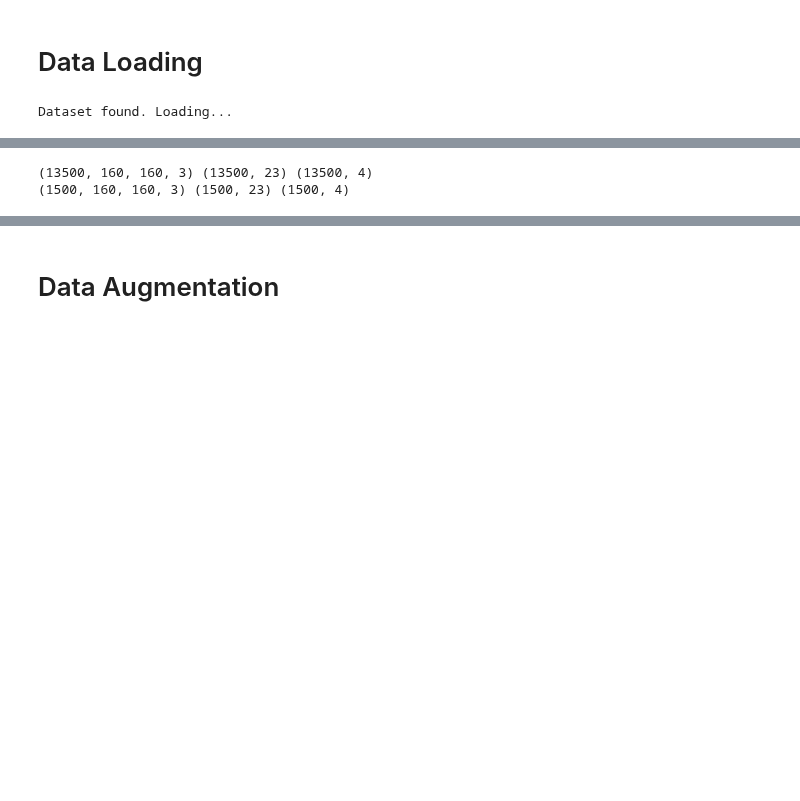
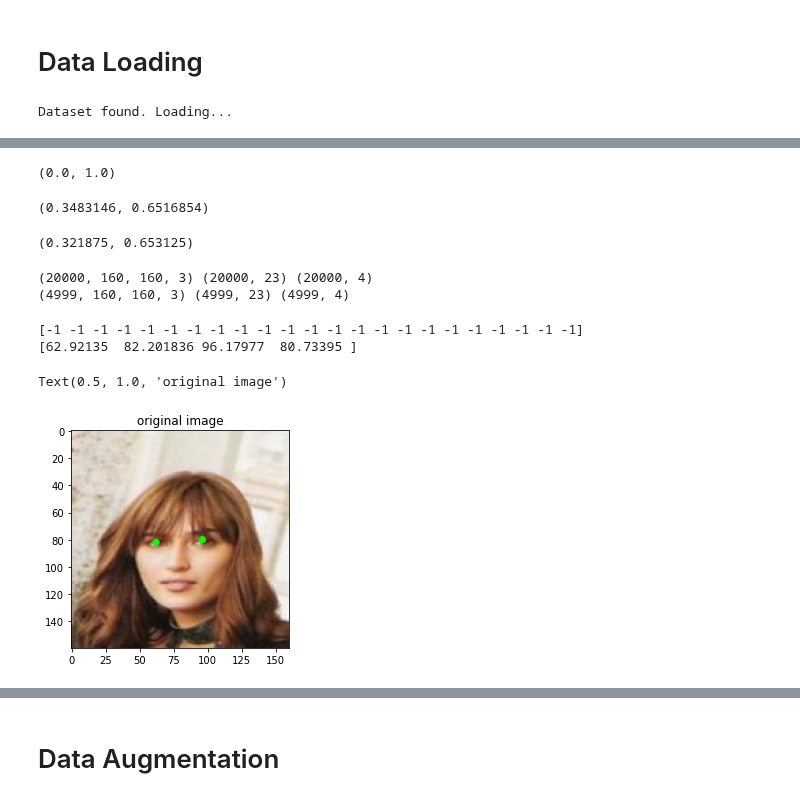
Before and after one commit to arnaldog12/icaonet, a Jupyter notebook: notebooks/supervised_unsupervised/Multilearning-Finetune.ipynb, the cells around one changed output, grey strips where cells are left out. Cells and saved outputs as stored; diff of their text form; code cells hidden in the pictures; blank space fills up the shorter version.

Commit message:
more celeb images and fvc dataset as val set

```diff
--- a/notebooks/supervised_unsupervised/Multilearning-Finetune.ipynb
+++ b/notebooks/supervised_unsupervised/Multilearning-Finetune.ipynb
@@ -119,0 +143,3 @@ x.min(), x.max()
+# %%
+x_train = x_train / 255
+y_train_eyes /= x_train.shape[1]
@@ -126,16 +152,0 @@ y_eyes.min(), y_eyes.max()
-# %%
-train_idx, val_idx = train_test_split(np.arange(x.shape[0]), test_size=TEST_SIZE, random_state=42)
-x_train = x[train_idx]
-x_val = x[val_idx]
-
-y_train_reqs = y_reqs[train_idx]
-y_val_reqs = y_reqs[val_idx]
-
-y_train_eyes = y_eyes[train_idx]
-y_val_eyes = y_eyes[val_idx]
-
-print(x_train.shape, y_train_reqs.shape, y_train_eyes.shape)
-print(x_val.shape, y_val_reqs.shape, y_val_eyes.shape)
-# %% [output]
-(13500, 160, 160, 3) (13500, 23) (13500, 4)
-(1500, 160, 160, 3) (1500, 23) (1500, 4)
@@ -144,0 +153,42 @@ val_mrks = mrks[val_idx]
+# %%
+x_val.min(), x_val.max()
+# %% [output]
+(0.0, 1.0)
+# %%
+y_train_eyes.min(), y_train_eyes.max()
+# %% [output]
+(0.3483146, 0.6516854)
+# %%
+y_val_eyes.min(), y_val_eyes.max()
+# %% [output]
+(0.321875, 0.653125)
+# %%
+print(x_train.shape, y_train_reqs.shape, y_train_eyes.shape)
+print(x_val.shape, y_val_reqs.shape, y_val_eyes.shape)
+# %% [output]
+(20000, 160, 160, 3) (20000, 23) (20000, 4)
+(4999, 160, 160, 3) (4999, 23) (4999, 4)
+# %%
+random_idx = np.random.choice(x_train.shape[0])
+im = np.expand_dims(x_train[random_idx], axis=0) * 255
+y_true_reqs = y_train_reqs[random_idx]
+y_true_eyes = y_train_eyes[random_idx] * im.shape[1]
+
+print(y_true_reqs)
+print(y_true_eyes)
+
+im = (im).squeeze()[:, :, ::-1].astype(np.uint8)
+true_r = tuple(y_true_eyes[:2].astype(np.int))
+true_l = tuple(y_true_eyes[2:].astype(np.int))
+cv2.circle(im, true_r, radius=1, color=(0, 255, 0), thickness=2)
+cv2.circle(im, true_l, radius=1, color=(0, 255, 0), thickness=2)
+
+plt.figure(figsize=(10, 4))
+plt.subplot(1, 2, 1)
+plt.imshow(im)
+plt.title('original image')
+# %% [output]
+[-1 -1 -1 -1 -1 -1 -1 -1 -1 -1 -1 -1 -1 -1 -1 -1 -1 -1 -1 -1 -1 -1 -1]
+[62.92135  82.201836 96.17977  80.73395 ]
+Text(0.5, 1.0, 'original image')
+[figure, added]
```
Also changed, not shown: parts of 18 cells of this notebook, 1 other file.
